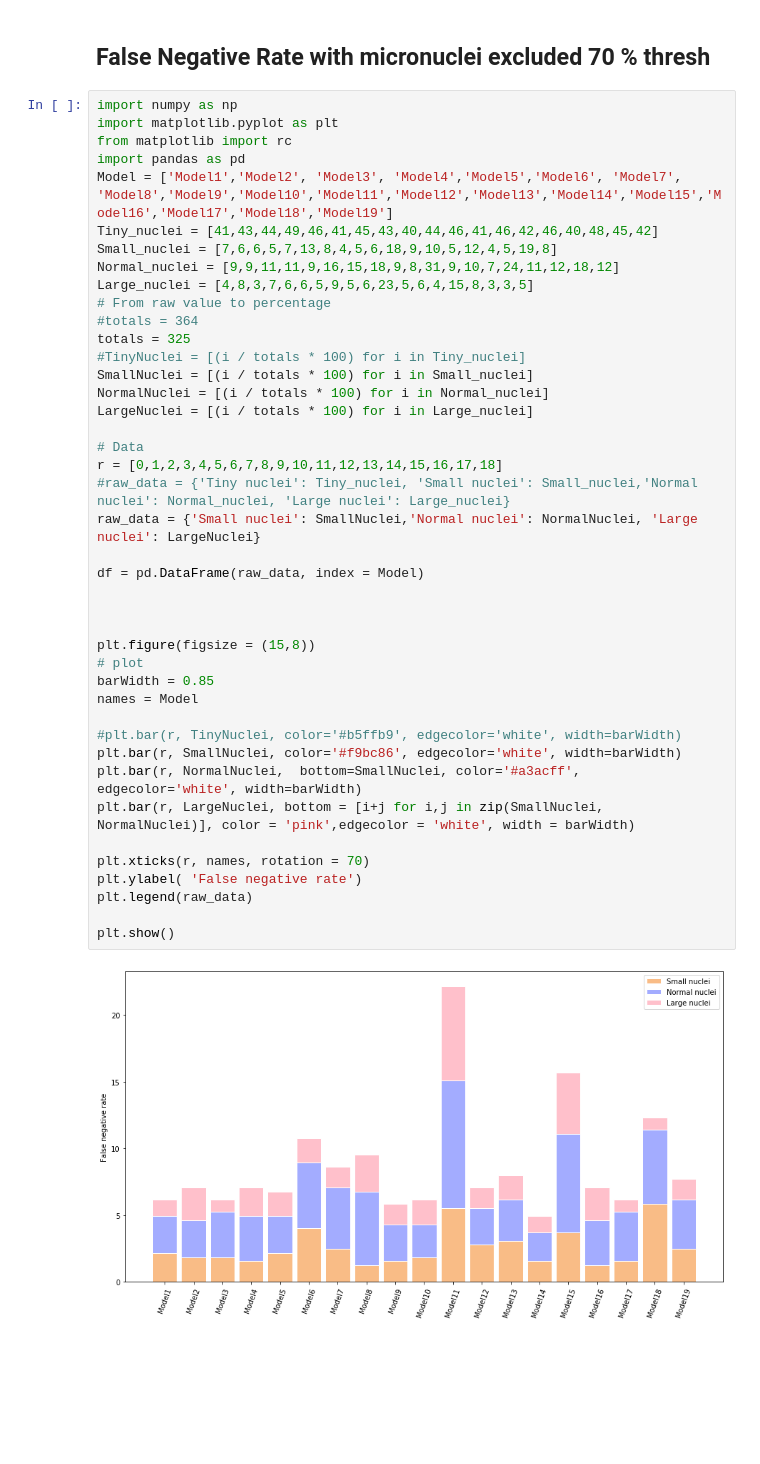
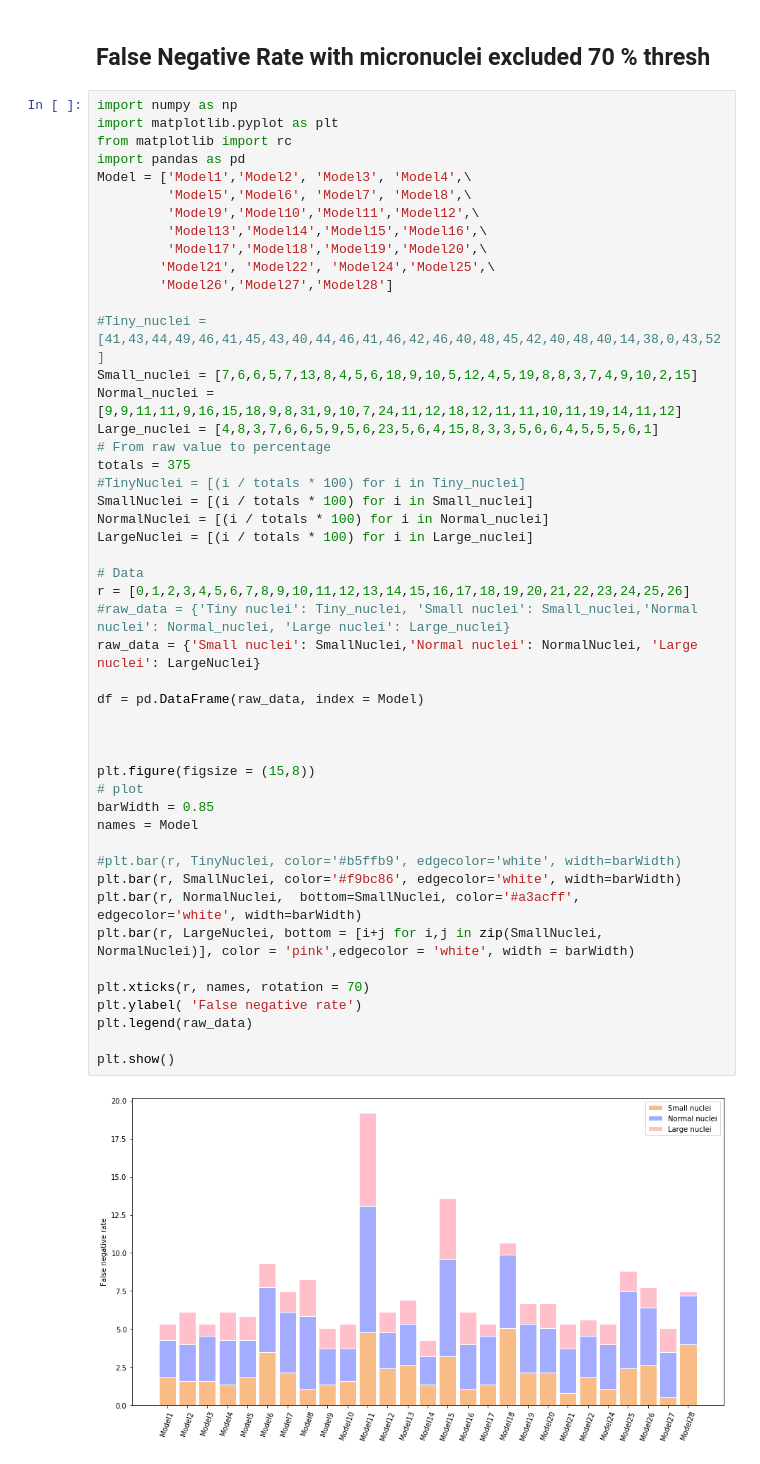
Before and after one commit to Aitslab/imageanalysis, a Jupyter notebook: Malou_dir/Results/Histograms-FP-FN-New-values.ipynb, the cells around one changed output. Cells and saved outputs as stored; diff of their text form; blank space fills up the shorter version.

```diff
--- a/Malou_dir/Results/Histograms-FP-FN-New-values.ipynb
+++ b/Malou_dir/Results/Histograms-FP-FN-New-values.ipynb
@@ -77,45 +84,51 @@ import numpy as np
 import matplotlib.pyplot as plt
 from matplotlib import rc
 import pandas as pd
-Model = ['Model1','Model2', 'Model3', 'Model4','Model5','Model6', 'Model7', 'Model8','Model9','Model10','Model11','Model12','Model13','Model14','Model15','Model16','Model17','Model18','Model19']
-Tiny_nuclei = [41,43,44,49,46,41,45,43,40,44,46,41,46,42,46,40,48,45,42]
-Small_nuclei = [7,6,6,5,7,13,8,4,5,6,18,9,10,5,12,4,5,19,8]
-Normal_nuclei = [9,9,11,11,9,16,15,18,9,8,31,9,10,7,24,11,12,18,12]
-Large_nuclei = [4,8,3,7,6,6,5,9,5,6,23,5,6,4,15,8,3,3,5]
+Model = ['Model1','Model2', 'Model3', 'Model4',\
+         'Model5','Model6', 'Model7', 'Model8',\
+         'Model9','Model10','Model11','Model12',\
+         'Model13','Model14','Model15','Model16',\
+         'Model17','Model18','Model19','Model20',\
+        'Model21', 'Model22', 'Model24','Model25',\
+        'Model26','Model27','Model28']
+
+#Tiny_nuclei = [41,43,44,49,46,41,45,43,40,44,46,41,46,42,46,40,48,45,42,40,48,40,14,38,0,43,52]
+Small_nuclei = [7,6,6,5,7,13,8,4,5,6,18,9,10,5,12,4,5,19,8,8,3,7,4,9,10,2,15]
+Normal_nuclei = [9,9,11,11,9,16,15,18,9,8,31,9,10,7,24,11,12,18,12,11,11,10,11,19,14,11,12]
+Large_nuclei = [4,8,3,7,6,6,5,9,5,6,23,5,6,4,15,8,3,3,5,6,6,4,5,5,5,6,1]
 # From raw value to percentage
-#totals = 364
-totals = 325
+totals = 375
 #TinyNuclei = [(i / totals * 100) for i in Tiny_nuclei]
 SmallNuclei = [(i / totals * 100) for i in Small_nuclei]
 NormalNuclei = [(i / totals * 100) for i in Normal_nuclei]
 LargeNuclei = [(i / totals * 100) for i in Large_nuclei]
 
 # Data
-r = [0,1,2,3,4,5,6,7,8,9,10,11,12,13,14,15,16,17,18]
+r = [0,1,2,3,4,5,6,7,8,9,10,11,12,13,14,15,16,17,18,19,20,21,22,23,24,25,26]
 #raw_data = {'Tiny nuclei': Tiny_nuclei, 'Small nuclei': Small_nuclei,'Normal nuclei': Normal_nuclei, 'Large nuclei': Large_nuclei}
 raw_data = {'Small nuclei': SmallNuclei,'Normal nuclei': NormalNuclei, 'Large nuclei': LargeNuclei}
 
 df = pd.DataFrame(raw_data, index = Model)
 
 
 
 plt.figure(figsize = (15,8))
 # plot
 barWidth = 0.85
 names = Model
 
 #plt.bar(r, TinyNuclei, color='#b5ffb9', edgecolor='white', width=barWidth)
 plt.bar(r, SmallNuclei, color='#f9bc86', edgecolor='white', width=barWidth)
 plt.bar(r, NormalNuclei,  bottom=SmallNuclei, color='#a3acff', edgecolor='white', width=barWidth)
 plt.bar(r, LargeNuclei, bottom = [i+j for i,j in zip(SmallNuclei, NormalNuclei)], color = 'pink',edgecolor = 'white', width = barWidth)
 
 plt.xticks(r, names, rotation = 70)
 plt.ylabel( 'False negative rate')
 plt.legend(raw_data)
 
 plt.show()
 # %% [output]
-[figure, old version]
+[figure, new version]
 # %%
 for category in df:
     df[category] = [("%.2f" % i) + "%" for i in df[category]]
```
Also changed, not shown: parts of 3 cells of this notebook, 1 other file.
